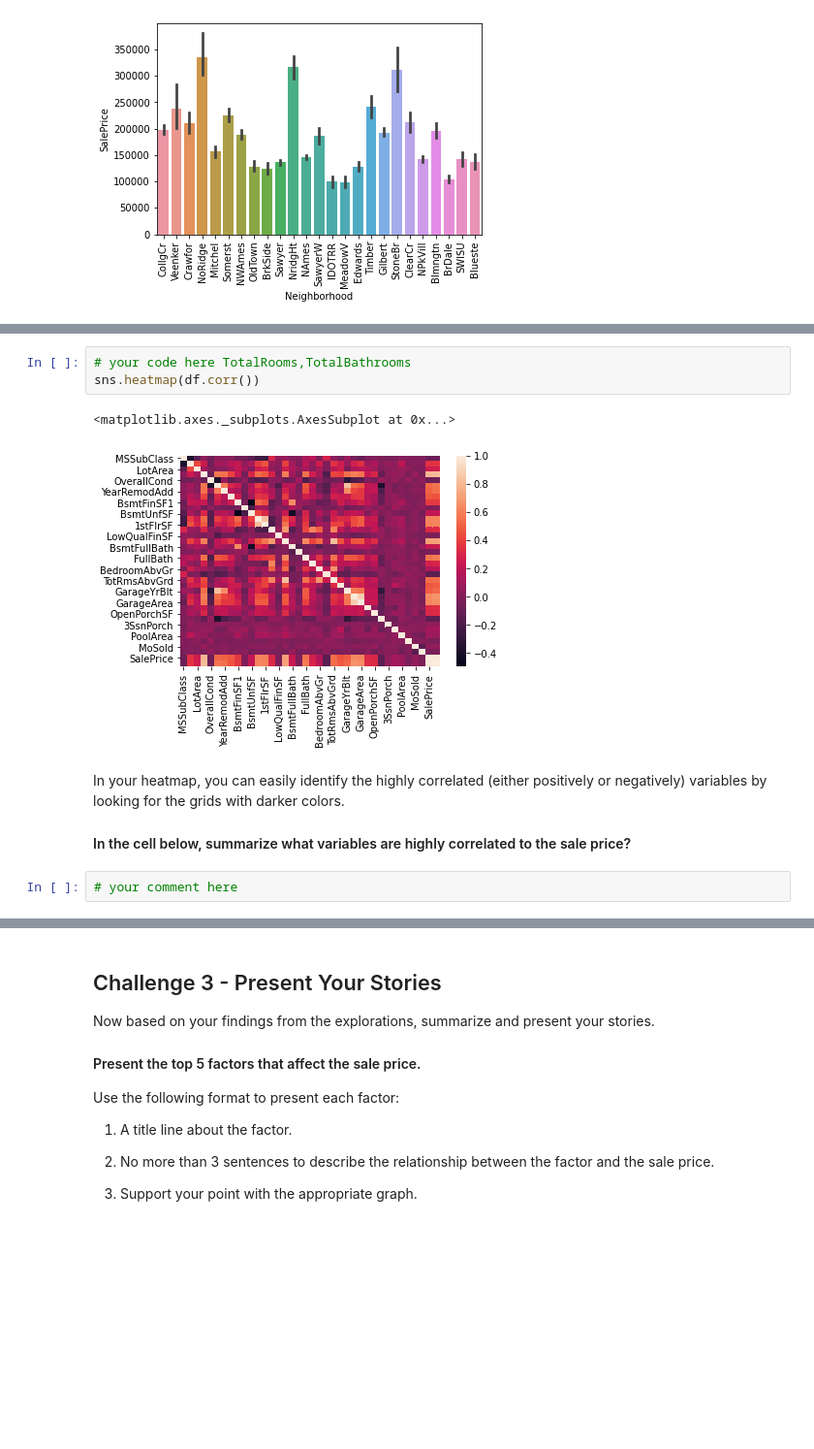
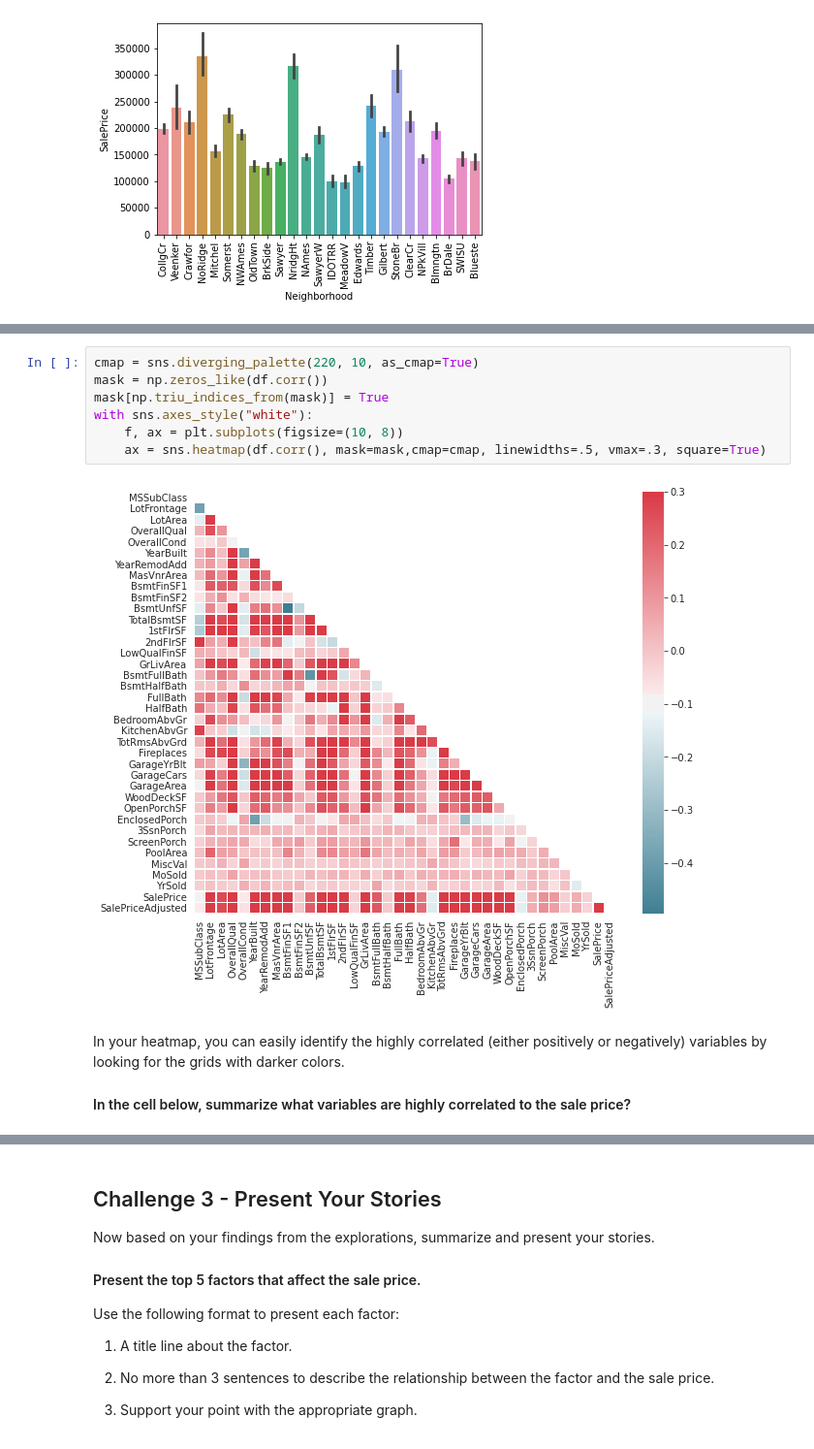
Before and after one commit to ironhack-datalabs/datamad0320, a Jupyter notebook: module-2/lab-storytelling-data-visualization/your-code/main.ipynb, the cells around one changed output, grey strips where cells are left out. Shown at 97% size. Saved outputs shown, nothing was run; the diff lists cells and outputs as text; blank space fills up the shorter version.

```diff
--- a/module-2/lab-storytelling-data-visualization/your-code/main.ipynb
+++ b/module-2/lab-storytelling-data-visualization/your-code/main.ipynb
@@ -200,15 +220,16 @@ Making scatter matrix is not an option here because there are too many fields wh
 Here is a [reference](https://seaborn.pydata.org/examples/many_pairwise_correlations.html) you can use to learn how to creat the pairwise correlation heatmap. Your heatmap should look like below:
 
 ![Corr Heatmap](heatmap.png)
-# %%
-# your code here TotalRooms,TotalBathrooms
-sns.heatmap(df.corr())
-# %% [output]
-<matplotlib.axes._subplots.AxesSubplot at 0x...>
-[figure, removed]
+# %%
+cmap = sns.diverging_palette(220, 10, as_cmap=True)
+mask = np.zeros_like(df.corr())
+mask[np.triu_indices_from(mask)] = True
+with sns.axes_style("white"):
+    f, ax = plt.subplots(figsize=(10, 8))
+    ax = sns.heatmap(df.corr(), mask=mask,cmap=cmap, linewidths=.5, vmax=.3, square=True)
+# %% [output]
+[figure, added]
 # %% [markdown]
 In your heatmap, you can easily identify the highly correlated (either positively or negatively) variables by looking for the grids with darker colors.
 
 #### In the cell below, summarize what variables are highly correlated to the sale price?
-# %%
-# your comment here
```
Also changed, not shown: parts of 4 cells of this notebook.
